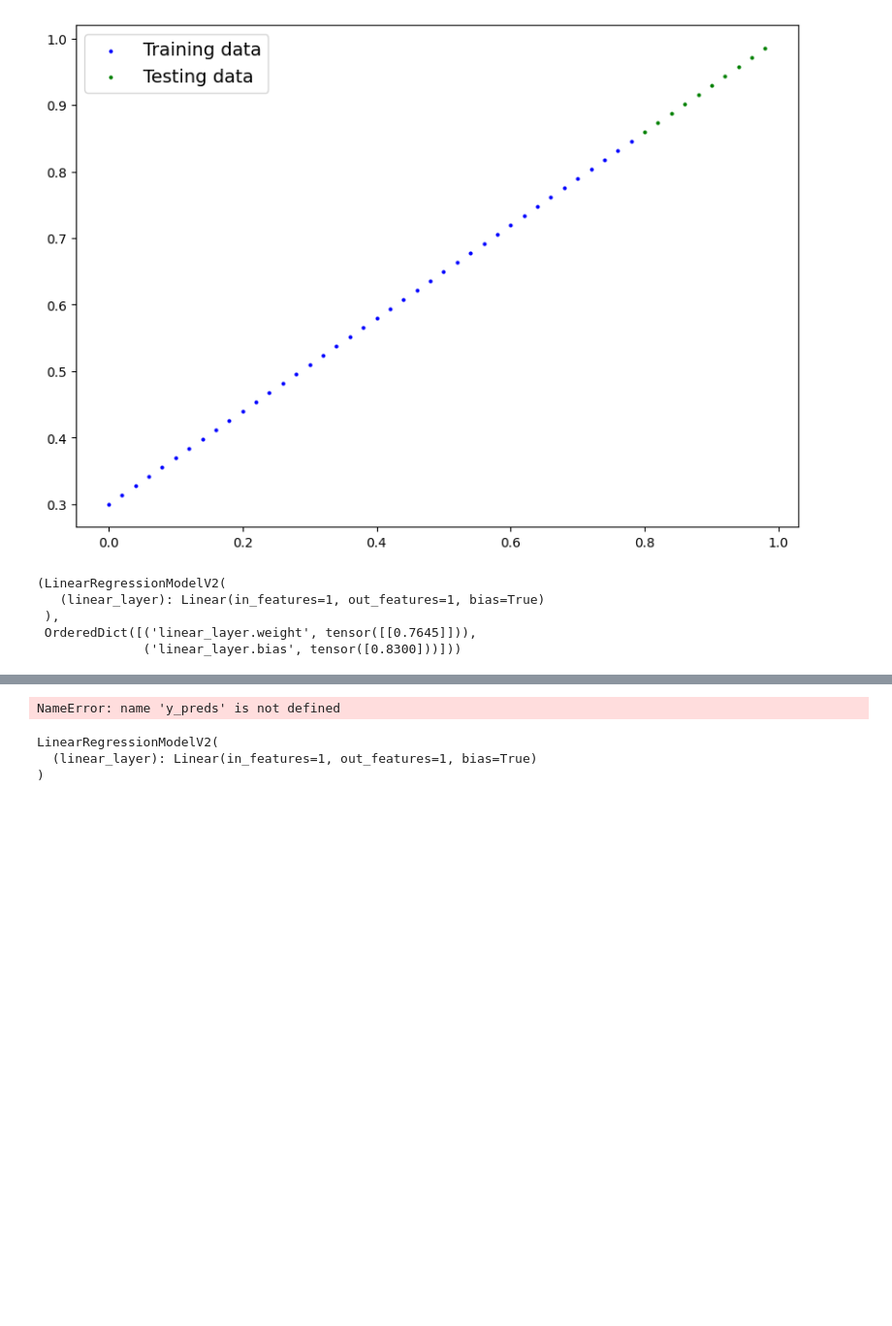
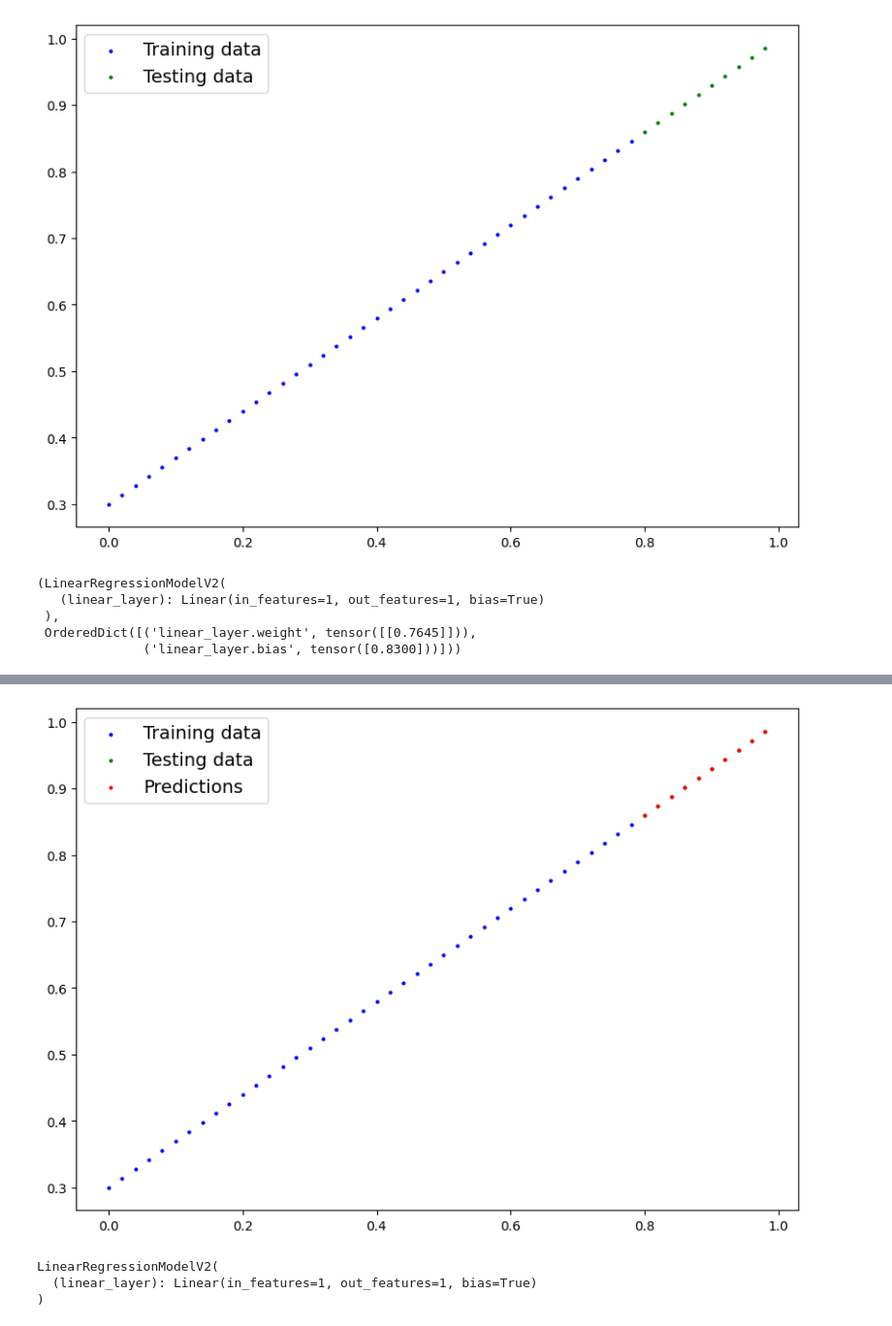
Before and after one commit to Asad3ek/computer_vison, a Jupyter notebook: pytorch.ipynb, the cells around one changed output, grey strips where cells are left out. Shown at 97% size. Drawn from its saved outputs; the diff is of its cells as text; code cells hidden in the pictures; blank space fills up the shorter version.

```diff
--- a/pytorch.ipynb
+++ b/pytorch.ipynb
@@ -209,8 +209,8 @@ X tensor([[0.0000],
 # %%
 # Split data
 train_split = int(0.8 * len(X))
-X_train, y_train = X[:train_split], y[:train_split]
-X_test, y_test = X[train_split:], y[train_split:]
+X_train, y_train = X[:train_split], Y[:train_split]
+X_test, y_test = X[train_split:], Y[train_split:]
 
 len(X_train), len(y_train), len(X_test), len(y_test)
 # %% [output]
@@ -281,0 +264,27 @@ Text(0.5, 1.0, 'Predictions before training (red = random guesses)')
+# %%
+# Create loss function
+loss_fn = nn.L1Loss()
+
+# Move model to device
+model_1 = model_1.to(device)
+
+# Create optimizer
+optimizer = torch.optim.SGD(
+    params=model_1.parameters(),
+    lr=0.01
+)
+
+# Predictions before training
+model_1.eval()
+with torch.inference_mode():
+    y_preds_early = model_1(X_test.to(device))
+
+# Move tensors to CPU for plotting
+plot_predictions(
+    train_data=X_train.cpu(),
+    train_labels=y_train.cpu(),
+    test_data=X_test.cpu(),
+    test_labels=y_test.cpu(),
+    predictions=y_preds_early.cpu()
+)
+plt.title("Predictions before training (red = random guesses)")
@@ -335,8 +354,8 @@ RuntimeError: Expected all tensors to be on the same device, but got mat1 is on
 # %%
-# Put data on the CPU and plot it
-plot_predictions(predictions=y_preds)
+# Put predictions on the CPU and plot
+plot_predictions(predictions=y_preds.detach().cpu())
 # %% [output]
-NameError: name 'y_preds' is not defined
+[figure, added]
 # %%
 torch.save(model_1.state_dict(), 'trained_model.pth')
 # %%
```
Also changed, not shown: parts of 8 cells of this notebook.
